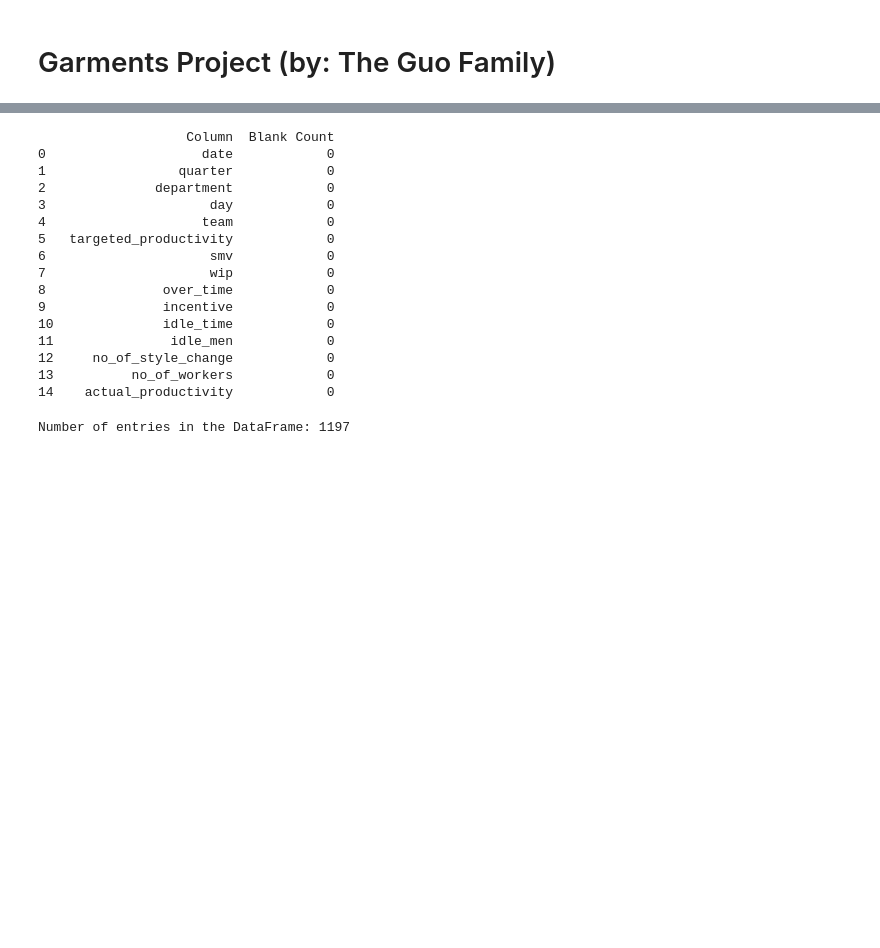
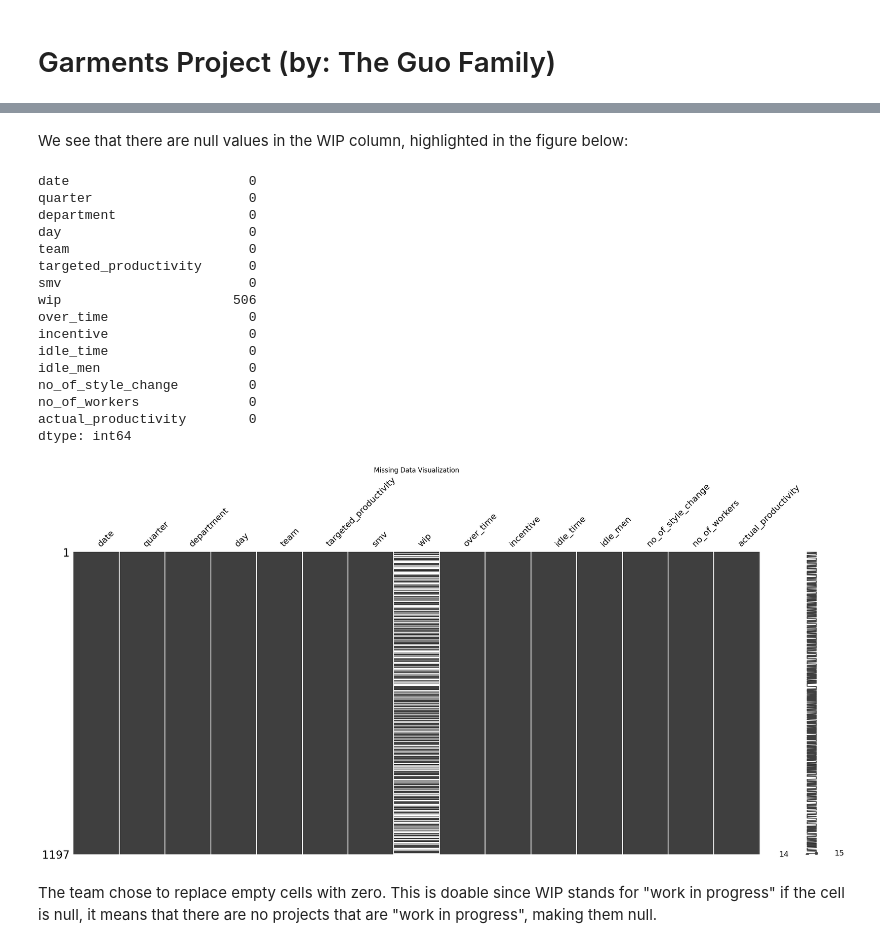
Before and after one commit to jordanchong911/Garments, a Jupyter notebook: garments.ipynb, the cells around one changed output, grey strips where cells are left out. Saved outputs shown, nothing was run; the diff lists cells and outputs as text; code cells hidden in the pictures; blank space fills up the shorter version.

```diff
--- a/garments.ipynb
+++ b/garments.ipynb
@@ -49,44 +41,36 @@ print(blank_counts_df)
+# %% [markdown]
+We see that there are null values in the WIP column, highlighted in the figure below:
+# %%
+# Count missing values per column
+print(df.isnull().sum())
+
+# Visualize missing data
+msno.matrix(df)
+plt.title('Missing Data Visualization')
+plt.show()
+# %% [output]
+date                       0
+quarter                    0
+department                 0
+day                        0
+team                       0
+targeted_productivity      0
+smv                        0
+wip                      506
+over_time                  0
+incentive                  0
+idle_time                  0
+idle_men                   0
+no_of_style_change         0
+no_of_workers              0
+actual_productivity        0
+dtype: int64
+[figure, added]
+# %% [markdown]
+The team chose to replace empty cells with zero. This is doable since WIP stands for "work in progress" if the cell is null, it means that there are no projects that are "work in progress", making them null.
 # %%
 # Replace NaN values with 0
 df = df.fillna(0)
 
 # Replace empty strings with 0
 df = df.replace('', 0)
-# %%
-# Create a dictionary to store blank counts per column
-blank_counts_per_column = {}
-
-# Iterate over each column to count blank cells
-for column in df.columns:
-    # Count NaN and empty strings
-    blank_count = df[column].isna().sum() + (df[column] == '').sum()
-    blank_counts_per_column[column] = blank_count
-
-# Convert to DataFrame for better display
-blank_counts_df = pd.DataFrame(list(blank_counts_per_column.items()), columns=['Column', 'Blank Count'])
-
-print(blank_counts_df)
-# %% [output]
-                   Column  Blank Count
-0                    date            0
-1                 quarter            0
-2              department            0
-3                     day            0
-4                    team            0
-5   targeted_productivity            0
-6                     smv            0
-7                     wip            0
-8               over_time            0
-9               incentive            0
-10              idle_time            0
-11               idle_men            0
-12     no_of_style_change            0
-13          no_of_workers            0
-14    actual_productivity            0
-# %%
-# Number of entries (rows) in the DataFrame
-num_entries = df.shape[0]
-
-print(f"Number of entries in the DataFrame: {num_entries}")
-# %% [output]
-Number of entries in the DataFrame: 1197
```
Also changed, not shown: parts of 38 cells of this notebook, 1 other file.
